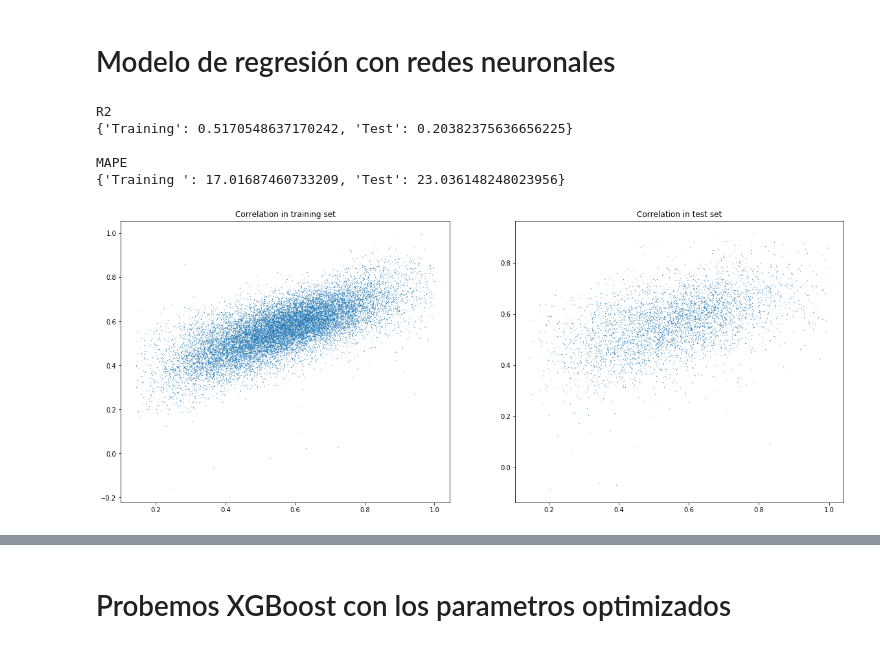
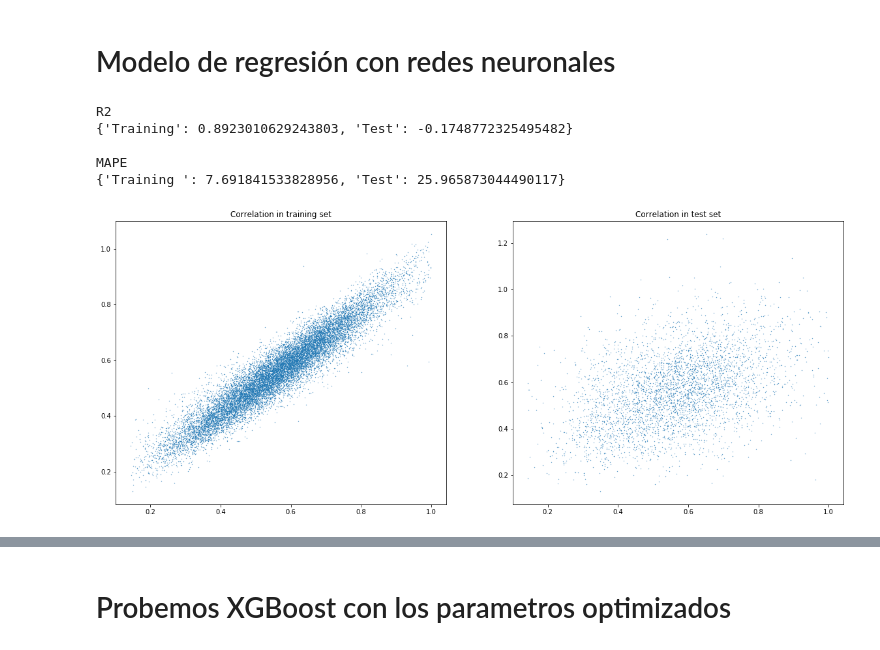
Before and after one commit to andcastillo/regression, a Jupyter notebook: produccion/cania.ipynb, the cells around one changed output, grey strips where cells are left out. Saved outputs shown, nothing was run; the diff lists cells and outputs as text; code cells hidden in the pictures.

```diff
--- a/produccion/cania.ipynb
+++ b/produccion/cania.ipynb
@@ -119,12 +124,12 @@ numericColumns = ["Edad", "Sac", "Rend", 'TCH_REAL', 'Cort_Act','TCH_REAL','TCHM
                   '76-90_DDC', '91-105_DDC', '106-120_DDC', '121-135_DDC',
                   '136-150_DDC', '151-165_DDC', '166-180_DDC', '181-195_DDC',
                   '196-210_DDC', '211-225_DDC', '226-240_DDC', '241-255_DDC',
-                  '256-270_DDC', '271-285_DDC', '30_DAC_Act']
+                  '256-270_DDC', '271-285_DDC', '30_DAC_Act', 'ZAEL', 'ZAER']
 
-factorColumns = ["Cod_Suer", "ESTADO", "ZAE", "ZC", "Suer", "Variedad" ]
+factorColumns = ["Cod_Suer", "ESTADO", "ZC", "Suer", "Variedad" ]
 dateColumns = ["Fecha", "Fecha_Cierre", "F_C_Ant" ]
 levelColumns = ["CICLO"]
-target = ["TCH_REAL", "TCH_R", "Cana_Ent", "Rend", "Sac"]
+target = ["TCH_REAL", "TCHM_R", "Cana_Ent", "Rend", "Sac"]
 
 # Assign to the index the corresponding column
 #data.index = data["EmployeeNumber"].values
@@ -150,17 +169,17 @@ for col in dateColumns:
 # %% [markdown]
 ## Seleccionamos las variables de interés
 # %%
-numericColumns = ["Edad", 'Cort_Act', 'Area_Actual', 'Mes', '30_DAC', 'PST_0-4_Meses', 'PRC_4-9_Meses',
+numericColumns = ["Edad", 'Cort_Act', 'Area_Actual', 'Mes', '30_DAC', 'PST_0-4_Meses', 'PRC_4-9_Meses',"Sac" ,
                   '0-15_DDC', '16-30_DDC', '31-45_DDC','46-60_DDC', '61-75_DDC',
                   '76-90_DDC', '91-105_DDC', '106-120_DDC', '121-135_DDC',
                   '136-150_DDC', '151-165_DDC', '166-180_DDC', '181-195_DDC',
                   '196-210_DDC', '211-225_DDC', '226-240_DDC', '241-255_DDC',
-                  '256-270_DDC', '271-285_DDC', '30_DAC_Act']
+                  '256-270_DDC', '271-285_DDC', '30_DAC_Act', 'ZAEL', 'ZAER']
 
 factorColumns = ["ESTADO", "ZC", "Variedad"]
 dateColumns = ["Fecha", "Fecha_Cierre", "F_C_Ant" ]
 levelColumns = ["CICLO"]
-target = ["TCH_REAL", "TCH_R", "Cana_Ent"]
+target = ["TCH_REAL", "TCHM_R", "Cana_Ent"]
 
 dataX = data.loc[:,numericColumns + factorColumns + levelColumns]
 dataY = data[target[0]].values
@@ -231,6 +250,7 @@ toKeep = list(map(and_, toKeep, data['Edad'] < 17.5))
 toKeep = list(map(and_, toKeep, data['Area_Actual'] < 25))
 toKeep = list(map(and_, toKeep, data['Cort_Act'] < 17))
 toKeep = list(map(and_, toKeep, data['30_DAC'] < 350))
+toKeep = list(map(and_, toKeep, data['Sac'] > 11))
 
 
 dataX = dataX[toKeep]
@@ -381,26 +401,26 @@ scaler2.fit(data3)
 # Se divide el set de datos en dos conjuntos train y test
 y = dataY / max(dataY)
 x = scaler2.transform(data3)
-trainXX, testXX, trainY, testY = train_test_split(x, y, test_size = 0.1)
+trainXX, testXX, trainY, testY = train_test_split(x, y, test_size = 0.2)
 # %% [markdown]
 # Modelo de regresión con redes neuronales
 # %%
 from sklearn.neural_network import MLPRegressor
 
 
-model3 = MLPRegressor(solver='adam', tol = 1e-8, learning_rate_init=0.001, alpha=0.001, activation = 'relu', max_iter=3000,
-                     hidden_layer_sizes = (50, 20, 10), verbose = False)
+model3 = MLPRegressor(solver='adam', tol = 1e-8, learning_rate_init=0.001, alpha=0.0001, activation = 'relu', max_iter=3000,
+                     hidden_layer_sizes = (100, 50, 20, 10), verbose = False)
 
 model3.fit(trainXX, trainY)
 
 plotScatterModel(trainXX, trainY, testXX, testY, model3)
 # %% [output]
 R2
-{'Training': 0.5170548637170242, 'Test': 0.20382375636656225}
+{'Training': 0.8923010629243803, 'Test': -0.1748772325495482}
 
 MAPE
-{'Training ': 17.01687460733209, 'Test': 23.036148248023956}
+{'Training ': 7.691841533828956, 'Test': 25.965873044490117}
-[figure, old version]
+[figure, new version]
 # %%
 # No corra esto a menos que quiera esperar mucho. El resultado está abajo
 # parameters_for_testing = {alpha: [0.4, 0.2, 0.1, 0.01], tol= [1e-5, 1e-6, 1e-7, 1e-8], learning_rate_init: [1e-2, 1e-3, 1e-4,1e-5, 1e-6]}
```
Also changed, not shown: parts of 13 cells of this notebook.
